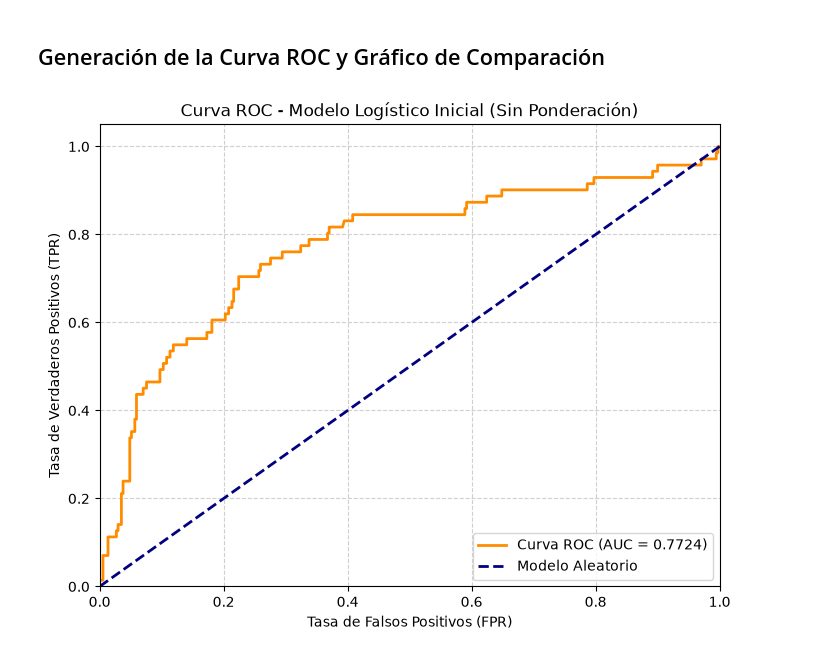
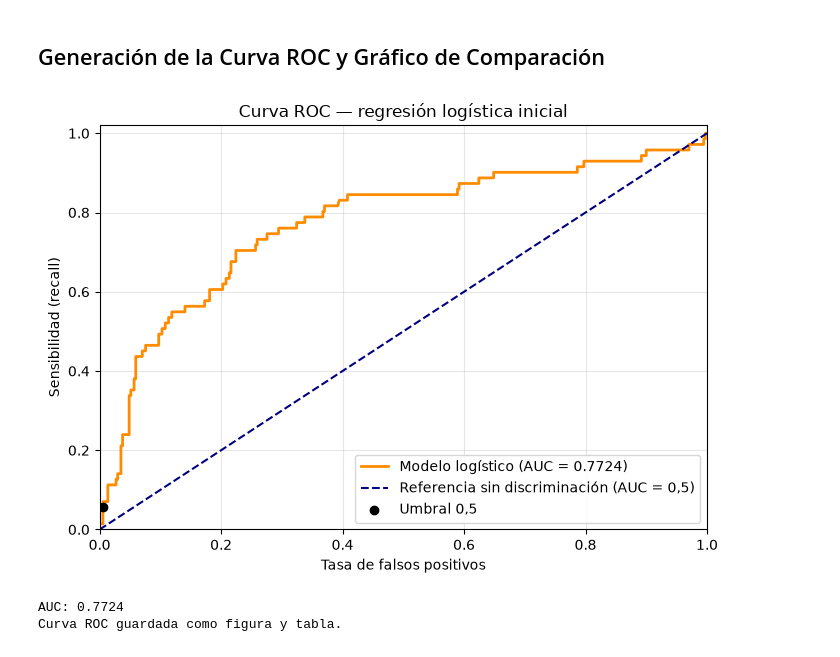
Before and after one commit to hernansaavedrag/estadisticaComputacional, a Jupyter notebook: Formativa2/notebooks/F2_Rodrigo_Evaluacion.ipynb, the cells around one changed output. Cells and saved outputs as stored; diff of their text form; code cells hidden in the pictures.

Commit message:
Completar evaluacion predictiva con figuras e interpretaciones

```diff
--- a/Formativa2/notebooks/F2_Rodrigo_Evaluacion.ipynb
+++ b/Formativa2/notebooks/F2_Rodrigo_Evaluacion.ipynb
@@ -52,22 +153,70 @@ F1-Score: 0.1039
 # %% [markdown]
 ## Generación de la Curva ROC y Gráfico de Comparación
 # %%
-plt.figure(figsize=(8, 6))
 fpr, tpr, thresholds = roc_curve(y_true, y_prob)
 
-plt.plot(fpr, tpr, color='darkorange', lw=2, label=f'Curva ROC (AUC = {roc_auc:.4f})')
-plt.plot([0, 1], [0, 1], color='navy', lw=2, linestyle='--', label='Modelo Aleatorio')
-plt.xlim([0.0, 1.0])
-plt.ylim([0.0, 1.05])
-plt.xlabel('Tasa de Falsos Positivos (FPR)')
-plt.ylabel('Tasa de Verdaderos Positivos (TPR)')
-plt.title('Curva ROC - Modelo Logístico Inicial (Sin Ponderación)')
-plt.legend(loc="lower right")
-plt.grid(True, linestyle='--', alpha=0.6)
+fig, ax = plt.subplots(figsize=(7, 5))
 
-# Guardar figura
-fig_path = Path('../figuras/curva_roc_evaluacion.png')
-plt.savefig(fig_path, dpi=300, bbox_inches='tight')
+ax.plot(
+    fpr,
+    tpr,
+    color="darkorange",
+    linewidth=2,
+    label=f"Modelo logístico (AUC = {roc_auc:.4f})",
+)
+
+ax.plot(
+    [0, 1],
+    [0, 1],
+    color="navy",
+    linestyle="--",
+    label="Referencia sin discriminación (AUC = 0,5)",
+)
+
+# Mostrar el desempeño correspondiente al umbral inicial.
+tn, fp, fn, tp = cm.ravel()
+
+ax.scatter(
+    fp / (fp + tn),
+    tp / (tp + fn),
+    color="black",
+    zorder=3,
+    label="Umbral 0,5",
+)
+
+ax.set(
+    xlim=(0, 1),
+    ylim=(0, 1.02),
+    xlabel="Tasa de falsos positivos",
+    ylabel="Sensibilidad (recall)",
+    title="Curva ROC — regresión logística inicial",
+)
+
+ax.legend(loc="lower right")
+ax.grid(alpha=0.3)
+fig.tight_layout()
+
+fig.savefig(
+    CARPETA_FIGURAS / "rodrigo_curva_roc.png",
+    dpi=300,
+    bbox_inches="tight",
+)
+
 plt.show()
+plt.close(fig)
+
+pd.DataFrame({
+    "Tasa falsos positivos": fpr,
+    "Sensibilidad": tpr,
+    "Umbral": thresholds,
+}).to_csv(
+    CARPETA_RESULTADOS / "rodrigo_curva_roc.csv",
+    index=False,
+)
+
+print(f"AUC: {roc_auc:.4f}")
+print("Curva ROC guardada como figura y tabla.")
 # %% [output]
-[figure, old version]
+[figure, new version]
+AUC: 0.7724
+Curva ROC guardada como figura y tabla.
```
Also changed, not shown: parts of 7 cells of this notebook, 6 other files.
